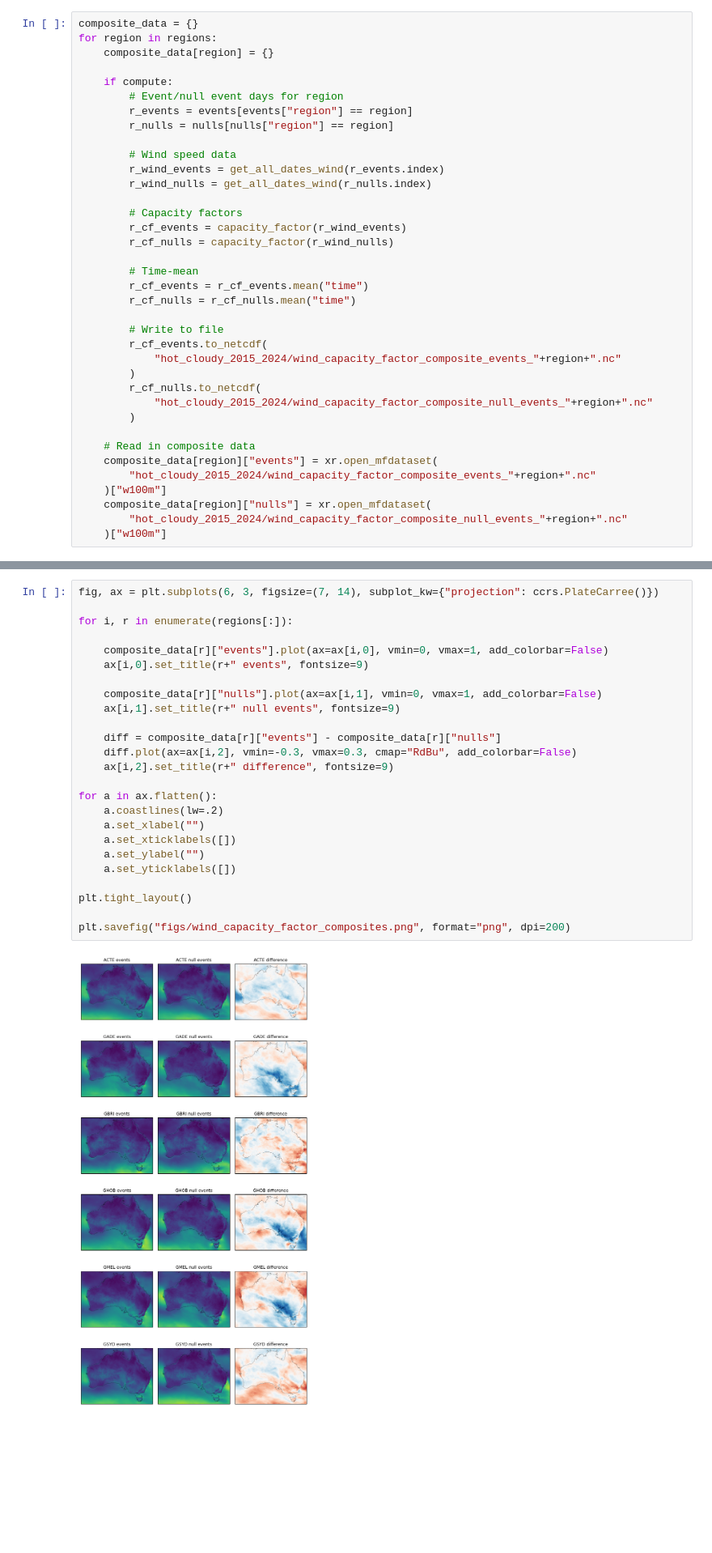
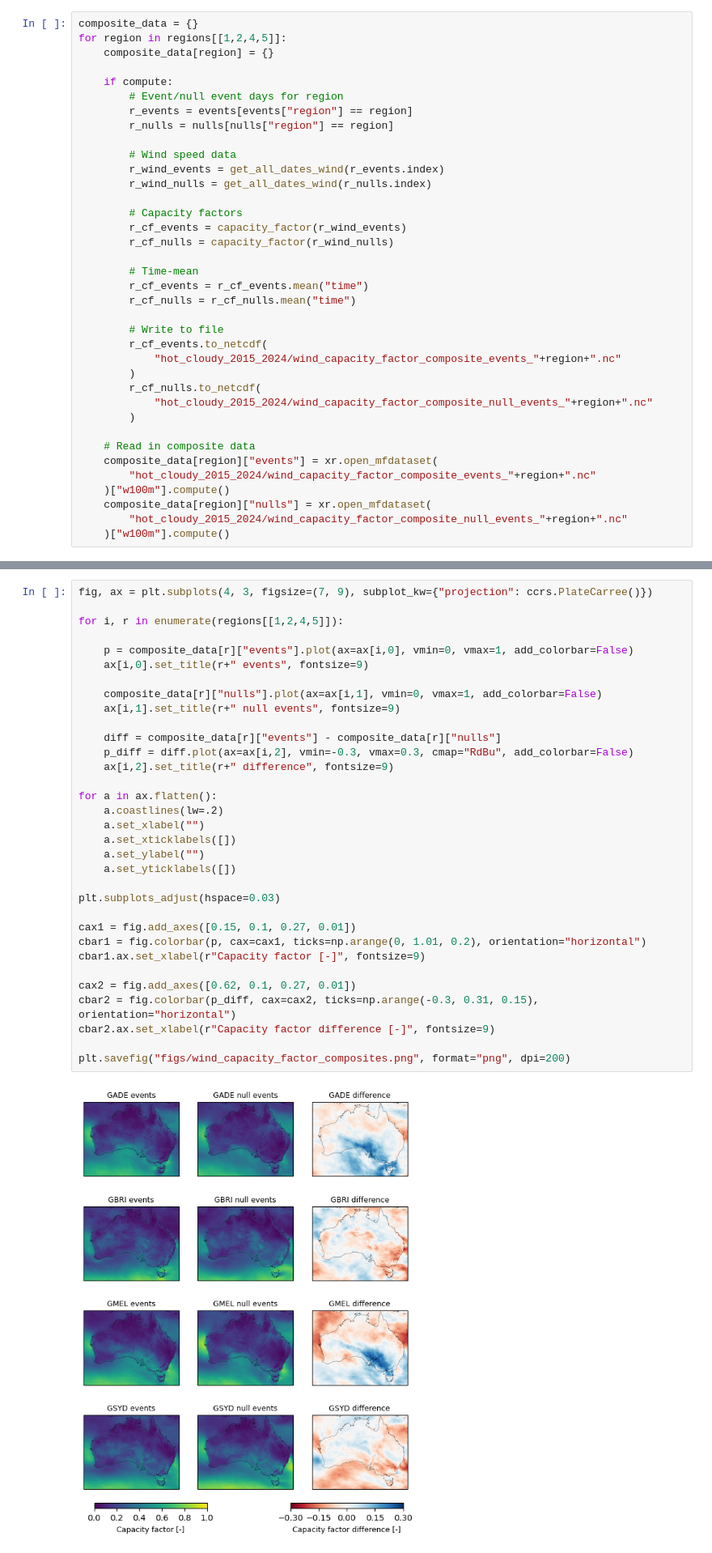
Before and after one commit to 21centuryweather/hot-cloudy, a Jupyter notebook: notebooks/wind_resource_composites.ipynb, the cells around one changed output, grey strips where cells are left out. Shown at 81% size. Cells and saved outputs as stored; diff of their text form; blank space fills up the shorter version.

Commit message:
Removed regions, added cbar

```diff
--- a/notebooks/wind_resource_composites.ipynb
+++ b/notebooks/wind_resource_composites.ipynb
@@ -157,7 +157,7 @@ array(['ACTE', 'GADE', 'GBRI', 'GHOB', 'GMEL', 'GSYD'], dtype=object)
 compute = False
 # %%
 composite_data = {}
-for region in regions:
+for region in regions[[1,2,4,5]]:
     composite_data[region] = {}
 
     if compute:
@@ -188,39 +188,47 @@ for region in regions:
     # Read in composite data
     composite_data[region]["events"] = xr.open_mfdataset(
         "hot_cloudy_2015_2024/wind_capacity_factor_composite_events_"+region+".nc"
-    )["w100m"]
+    )["w100m"].compute()
     composite_data[region]["nulls"] = xr.open_mfdataset(
         "hot_cloudy_2015_2024/wind_capacity_factor_composite_null_events_"+region+".nc"
-    )["w100m"]
+    )["w100m"].compute()
 # %%
 import cartopy.crs as ccrs
 import cartopy
 cartopy.config['pre_existing_data_dir'] = '/g/data/w42/dr6273/work/data/cartopy-data/'
 cartopy.config['data_dir'] = '/g/data/w42/dr6273/work/data/cartopy-data/'
 # %%
-fig, ax = plt.subplots(6, 3, figsize=(7, 14), subplot_kw={"projection": ccrs.PlateCarree()})
+fig, ax = plt.subplots(4, 3, figsize=(7, 9), subplot_kw={"projection": ccrs.PlateCarree()})
 
-for i, r in enumerate(regions[:]):
+for i, r in enumerate(regions[[1,2,4,5]]):
 
-    composite_data[r]["events"].plot(ax=ax[i,0], vmin=0, vmax=1, add_colorbar=False)
+    p = composite_data[r]["events"].plot(ax=ax[i,0], vmin=0, vmax=1, add_colorbar=False)
     ax[i,0].set_title(r+" events", fontsize=9)
 
     composite_data[r]["nulls"].plot(ax=ax[i,1], vmin=0, vmax=1, add_colorbar=False)
     ax[i,1].set_title(r+" null events", fontsize=9)
 
     diff = composite_data[r]["events"] - composite_data[r]["nulls"]
-    diff.plot(ax=ax[i,2], vmin=-0.3, vmax=0.3, cmap="RdBu", add_colorbar=False)
+    p_diff = diff.plot(ax=ax[i,2], vmin=-0.3, vmax=0.3, cmap="RdBu", add_colorbar=False)
     ax[i,2].set_title(r+" difference", fontsize=9)
 
 for a in ax.flatten():
     a.coastlines(lw=.2)
     a.set_xlabel("")
     a.set_xticklabels([])
     a.set_ylabel("")
     a.set_yticklabels([])
 
-plt.tight_layout()
+plt.subplots_adjust(hspace=0.03)
+
+cax1 = fig.add_axes([0.15, 0.1, 0.27, 0.01])
+cbar1 = fig.colorbar(p, cax=cax1, ticks=np.arange(0, 1.01, 0.2), orientation="horizontal")
+cbar1.ax.set_xlabel(r"Capacity factor [-]", fontsize=9)
+
+cax2 = fig.add_axes([0.62, 0.1, 0.27, 0.01])
+cbar2 = fig.colorbar(p_diff, cax=cax2, ticks=np.arange(-0.3, 0.31, 0.15), orientation="horizontal")
+cbar2.ax.set_xlabel(r"Capacity factor difference [-]", fontsize=9)
 
 plt.savefig("figs/wind_capacity_factor_composites.png", format="png", dpi=200)
 # %% [output]
-[figure, old version]
+[figure, new version]
```
Also changed, not shown: parts of 3 cells of this notebook, 1 other file.
